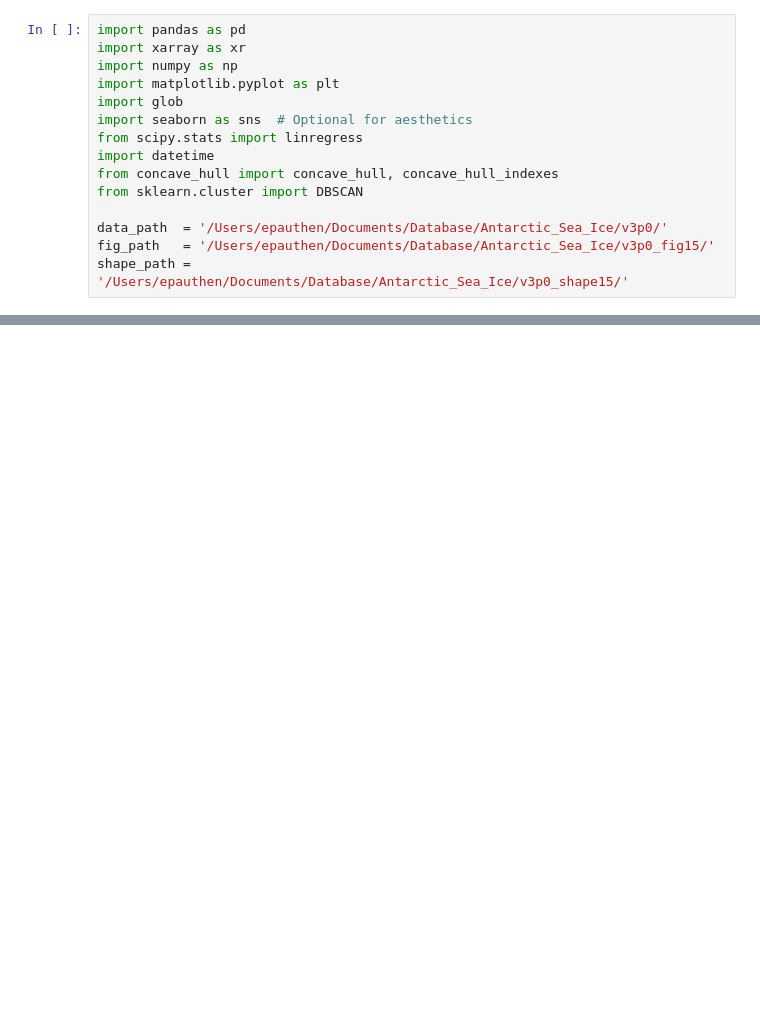
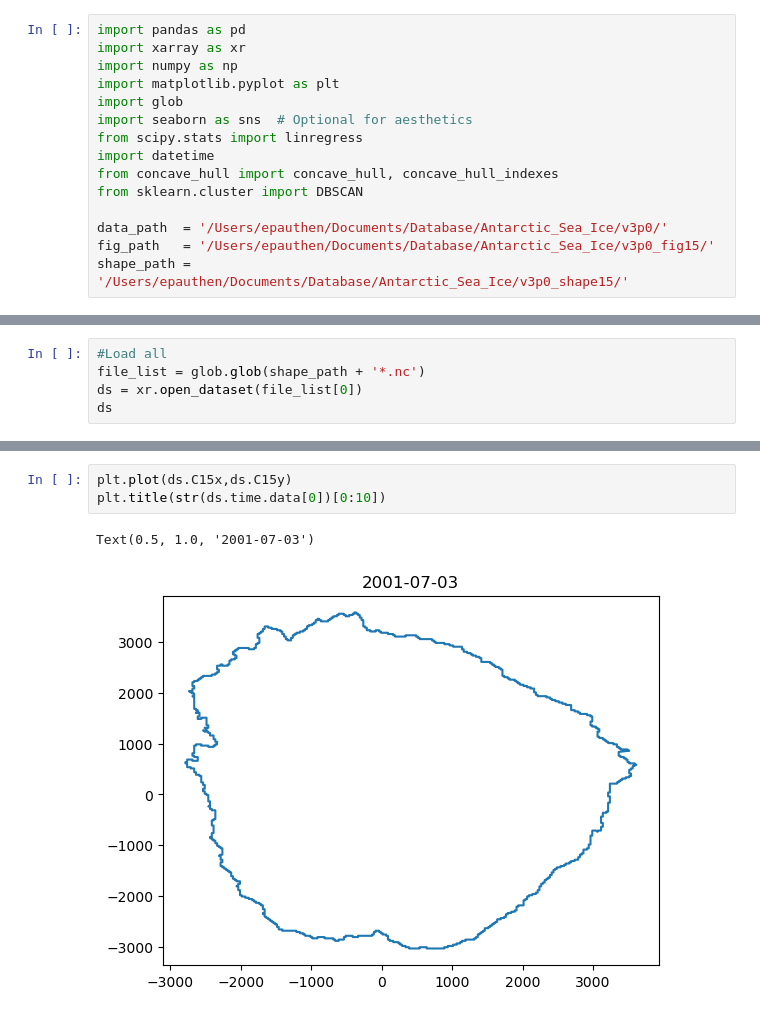
Before and after one commit to EPauthenet/Climate-Vizualisation, a Jupyter notebook: Daily_Antarctic_Sea_Ice/Daily_Antarctic_SIC.ipynb, the cells around one changed output, grey strips where cells are left out. Saved outputs shown, nothing was run; the diff lists cells and outputs as text; blank space fills up the shorter version.

```diff
--- a/Daily_Antarctic_Sea_Ice/Daily_Antarctic_SIC.ipynb
+++ b/Daily_Antarctic_Sea_Ice/Daily_Antarctic_SIC.ipynb
@@ -124,0 +139,5 @@ for n in np.arange(1):
+# %%
+#Load all
+file_list = glob.glob(shape_path + '*.nc')
+ds = xr.open_dataset(file_list[0])
+ds
@@ -124,0 +162,6 @@ for n in np.arange(1):
+# %%
+plt.plot(ds.C15x,ds.C15y)
+plt.title(str(ds.time.data[0])[0:10])
+# %% [output]
+Text(0.5, 1.0, '2001-07-03')
+[figure, added]
```
Also changed, not shown: parts of 5 cells of this notebook, 7 other files.
